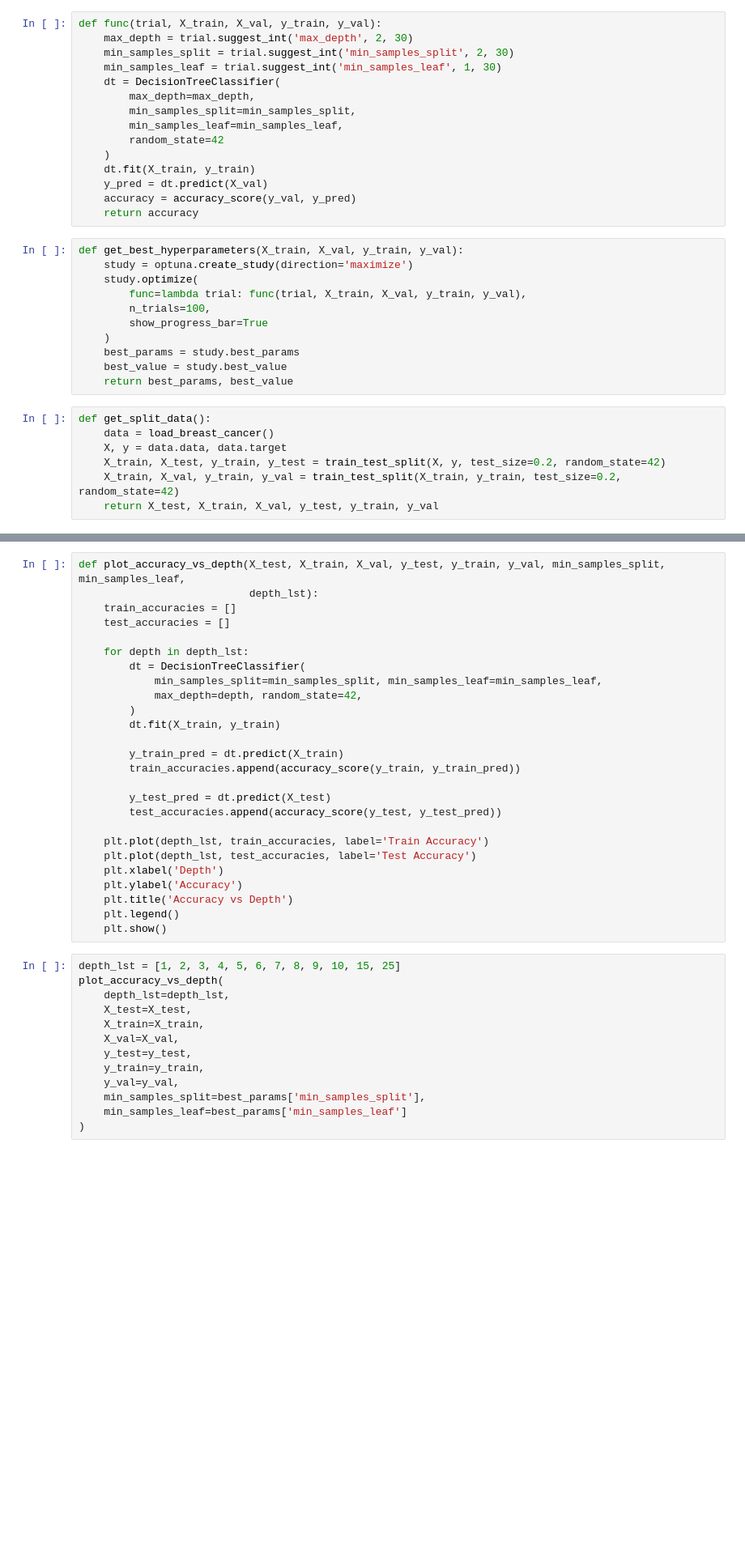
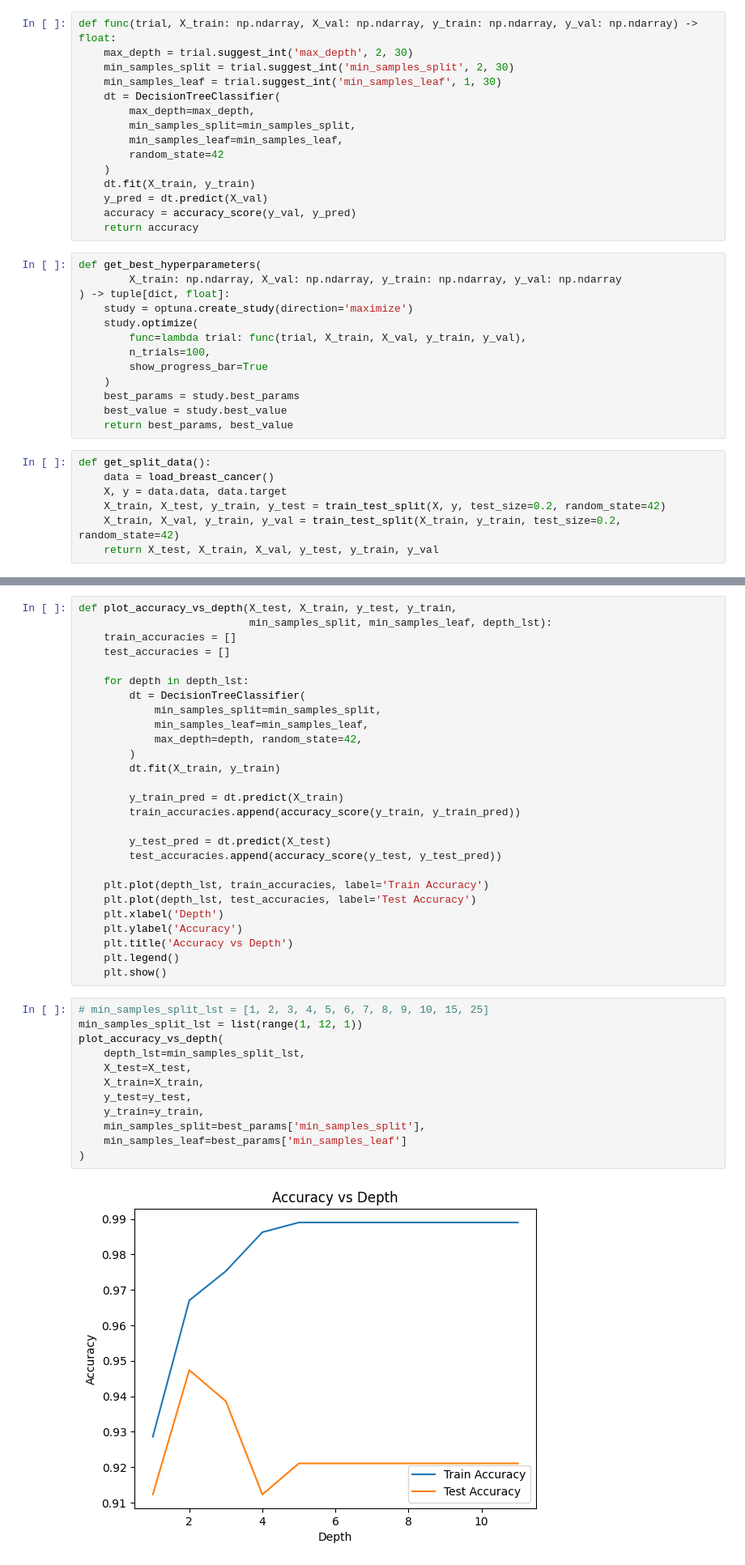
Before and after one commit to HedwigIndustries/machine-learning-6-term, a Jupyter notebook: dt/lib_dt.ipynb, the cells around one changed output, grey strips where cells are left out. Shown at 81% size. Saved outputs shown, nothing was run; the diff lists cells and outputs as text; blank space fills up the shorter version.

```diff
--- a/dt/lib_dt.ipynb
+++ b/dt/lib_dt.ipynb
@@ -75,5 +130,5 @@ import optuna
 # %%
-def func(trial, X_train, X_val, y_train, y_val):
+def func(trial, X_train: np.ndarray, X_val: np.ndarray, y_train: np.ndarray, y_val: np.ndarray) -> float:
     max_depth = trial.suggest_int('max_depth', 2, 30)
     min_samples_split = trial.suggest_int('min_samples_split', 2, 30)
     min_samples_leaf = trial.suggest_int('min_samples_leaf', 1, 30)
@@ -88,7 +143,9 @@ def func(trial, X_train, X_val, y_train, y_val):
     accuracy = accuracy_score(y_val, y_pred)
     return accuracy
 # %%
-def get_best_hyperparameters(X_train, X_val, y_train, y_val):
+def get_best_hyperparameters(
+        X_train: np.ndarray, X_val: np.ndarray, y_train: np.ndarray, y_val: np.ndarray
+) -> tuple[dict, float]:
     study = optuna.create_study(direction='maximize')
     study.optimize(
         func=lambda trial: func(trial, X_train, X_val, y_train, y_val),
@@ -117,12 +189,13 @@ pretty_print_best(best_params, best_score)
 # %%
-def plot_accuracy_vs_depth(X_test, X_train, X_val, y_test, y_train, y_val, min_samples_split, min_samples_leaf,
-                           depth_lst):
+def plot_accuracy_vs_depth(X_test, X_train, y_test, y_train,
+                           min_samples_split, min_samples_leaf, depth_lst):
     train_accuracies = []
     test_accuracies = []
 
     for depth in depth_lst:
         dt = DecisionTreeClassifier(
-            min_samples_split=min_samples_split, min_samples_leaf=min_samples_leaf,
+            min_samples_split=min_samples_split,
+            min_samples_leaf=min_samples_leaf,
             max_depth=depth, random_state=42,
         )
         dt.fit(X_train, y_train)
@@ -141,15 +214,16 @@ def plot_accuracy_vs_depth(X_test, X_train, X_val, y_test, y_train, y_val, min_s
     plt.legend()
     plt.show()
 # %%
-depth_lst = [1, 2, 3, 4, 5, 6, 7, 8, 9, 10, 15, 25]
+# min_samples_split_lst = [1, 2, 3, 4, 5, 6, 7, 8, 9, 10, 15, 25]
+min_samples_split_lst = list(range(1, 12, 1))
 plot_accuracy_vs_depth(
-    depth_lst=depth_lst,
+    depth_lst=min_samples_split_lst,
     X_test=X_test,
     X_train=X_train,
-    X_val=X_val,
     y_test=y_test,
     y_train=y_train,
-    y_val=y_val,
     min_samples_split=best_params['min_samples_split'],
     min_samples_leaf=best_params['min_samples_leaf']
 )
+# %% [output]
+[figure, added]
```
Also changed, not shown: parts of 9 cells of this notebook, 15 other files.
